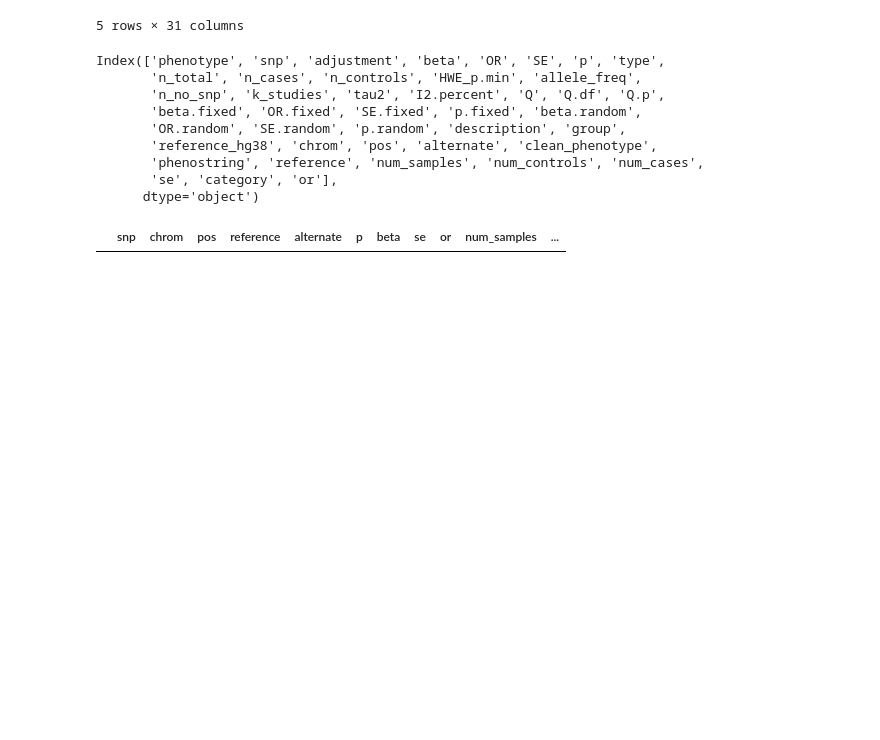
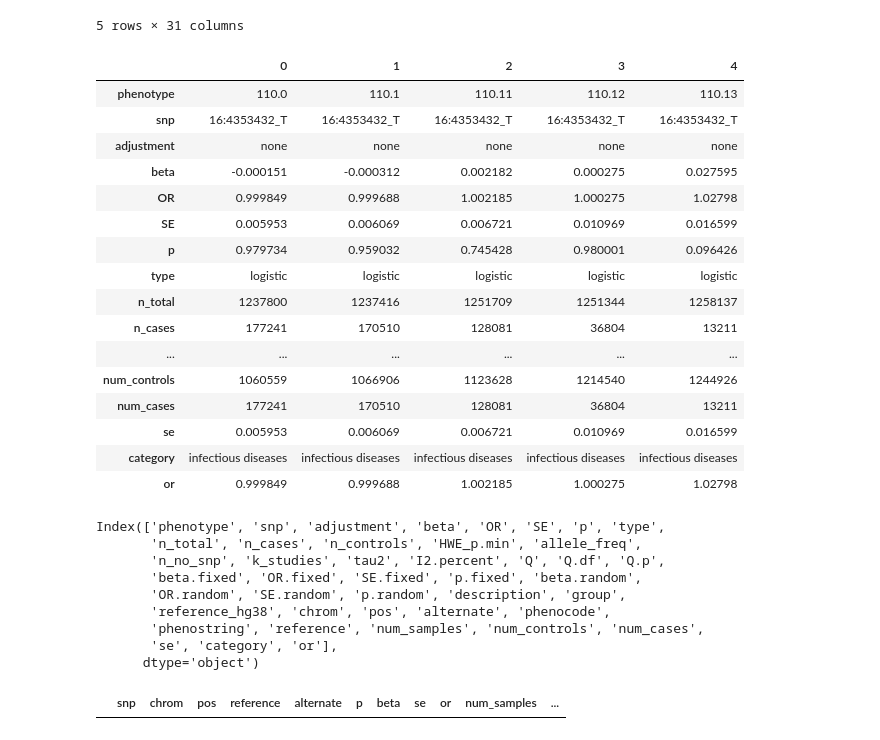
Before and after one commit to wayne-monical/deploying-pheweb, a Jupyter notebook: data_preprocessing/data_preprocessing.ipynb, the cells around one changed output. Saved outputs shown, nothing was run; the diff lists cells and outputs as text; code cells hidden in the pictures; blank space fills up the shorter version.

```diff
--- a/data_preprocessing/data_preprocessing.ipynb
+++ b/data_preprocessing/data_preprocessing.ipynb
@@ -35,10 +35,6 @@ df_combined.head()
 | 4 | 110.13 | 16:4353432_T | none | 0.027595 | 1.027980 | 0.016599 | 0.096426 | logistic | 1258137 | 13211 | ... |
 5 rows × 31 columns
 # %%
-# clean phenotype data
-clean_phenotypes = df_combined.description.str.lower().str.replace('[ -]', '_', regex = True).str.replace(r"[',\]\[\(\)/;&\.]", "", regex = True)
-
-
 # extract the SNP data
 df_combined[['chrom', 'pos', 'alternate']] = df_combined.snp.str.extract(r'(\d+):(\d+)_([A-Za-z])')
 
@@ -46,7 +42,7 @@ df_combined[['chrom', 'pos', 'alternate']] = df_combined.snp.str.extract(r'(\d+)
 df_combined = df_combined.assign(
 
     # clean
-    clean_phenotype = clean_phenotypes,
+    phenocode = df_combined.phenotype,
     phenostring = df_combined.description,
 
     # rename
@@ -63,6 +59,26 @@ df_combined = df_combined.assign(
 )
 
 df_combined['or'] = df_combined.OR
+# %%
+df_combined.head().T
+# %% [output]
+|  | 0 | 1 | 2 | 3 | 4 |
+| phenotype | 110.0 | 110.1 | 110.11 | 110.12 | 110.13 |
+| snp | 16:4353432_T | 16:4353432_T | 16:4353432_T | 16:4353432_T | 16:4353432_T |
+| adjustment | none | none | none | none | none |
+| beta | -0.000151 | -0.000312 | 0.002182 | 0.000275 | 0.027595 |
+| OR | 0.999849 | 0.999688 | 1.002185 | 1.000275 | 1.02798 |
+| SE | 0.005953 | 0.006069 | 0.006721 | 0.010969 | 0.016599 |
+| p | 0.979734 | 0.959032 | 0.745428 | 0.980001 | 0.096426 |
+| type | logistic | logistic | logistic | logistic | logistic |
+| n_total | 1237800 | 1237416 | 1251709 | 1251344 | 1258137 |
+| n_cases | 177241 | 170510 | 128081 | 36804 | 13211 |
+| ... | ... | ... | ... | ... | ... |
+| num_controls | 1060559 | 1066906 | 1123628 | 1214540 | 1244926 |
+| num_cases | 177241 | 170510 | 128081 | 36804 | 13211 |
+| se | 0.005953 | 0.006069 | 0.006721 | 0.010969 | 0.016599 |
+| category | infectious diseases | infectious diseases | infectious diseases | infectious diseases | infectious diseases |
+| or | 0.999849 | 0.999688 | 1.002185 | 1.000275 | 1.02798 |
 # %%
 df_combined.columns
 # %% [output]
@@ -71,7 +87,7 @@ Index(['phenotype', 'snp', 'adjustment', 'beta', 'OR', 'SE', 'p', 'type',
        'n_no_snp', 'k_studies', 'tau2', 'I2.percent', 'Q', 'Q.df', 'Q.p',
        'beta.fixed', 'OR.fixed', 'SE.fixed', 'p.fixed', 'beta.random',
        'OR.random', 'SE.random', 'p.random', 'description', 'group',
-       'reference_hg38', 'chrom', 'pos', 'alternate', 'clean_phenotype',
+       'reference_hg38', 'chrom', 'pos', 'alternate', 'phenocode',
        'phenostring', 'reference', 'num_samples', 'num_controls', 'num_cases',
        'se', 'category', 'or'],
       dtype='object')
```
Also changed, not shown: parts of 10 cells of this notebook, 1 other file.
